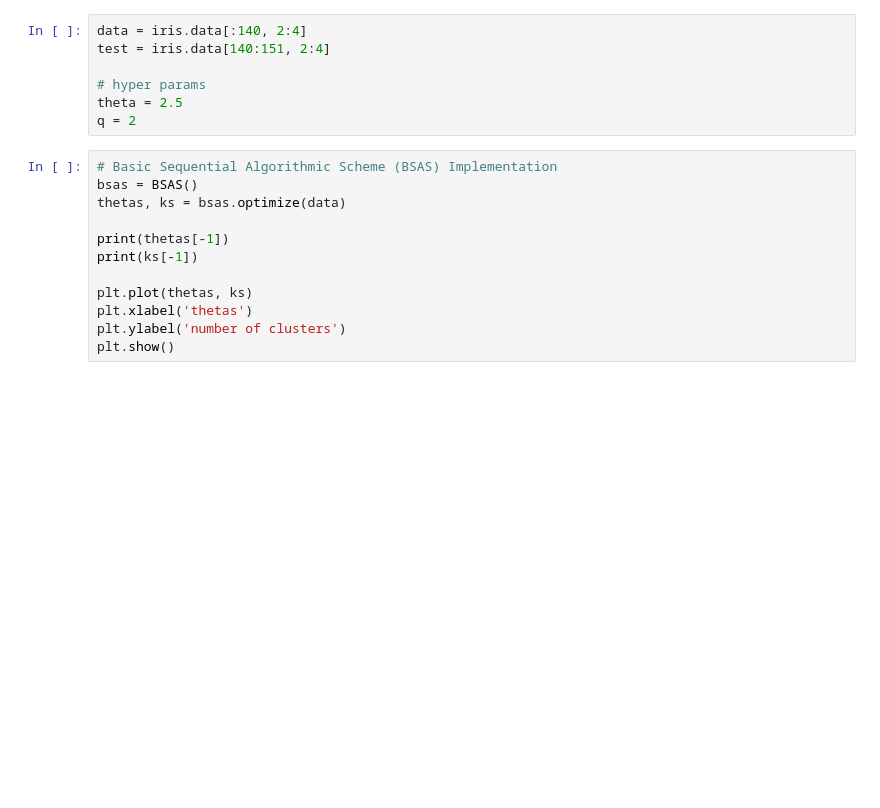
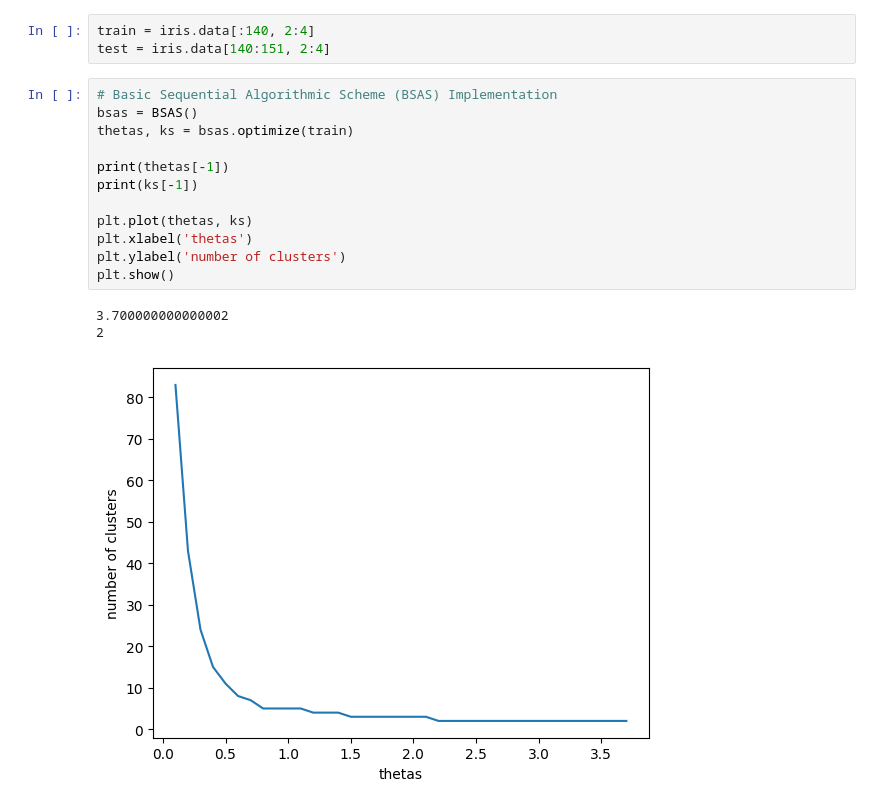
Before and after one commit to mikey-joyce/MikeyJoyce_ML, a Jupyter notebook: Unsupervised/examples/BSAS.ipynb, the cells around one changed output. Drawn from its saved outputs; the diff is of its cells as text; blank space fills up the shorter version.

```diff
--- a/Unsupervised/examples/BSAS.ipynb
+++ b/Unsupervised/examples/BSAS.ipynb
@@ -30,20 +30,20 @@ plt.show()
 # %%
-data = iris.data[:140, 2:4]
+train = iris.data[:140, 2:4]
 test = iris.data[140:151, 2:4]
-
-# hyper params
-theta = 2.5
-q = 2
 # %%
 # Basic Sequential Algorithmic Scheme (BSAS) Implementation
 bsas = BSAS()
-thetas, ks = bsas.optimize(data)
+thetas, ks = bsas.optimize(train)
 
 print(thetas[-1])
 print(ks[-1])
 
 plt.plot(thetas, ks)
 plt.xlabel('thetas')
 plt.ylabel('number of clusters')
 plt.show()
+# %% [output]
+3.700000000000002
+2
+[figure, added]
 # %%
```
Also changed, not shown: parts of 6 cells of this notebook, 6 other files.
